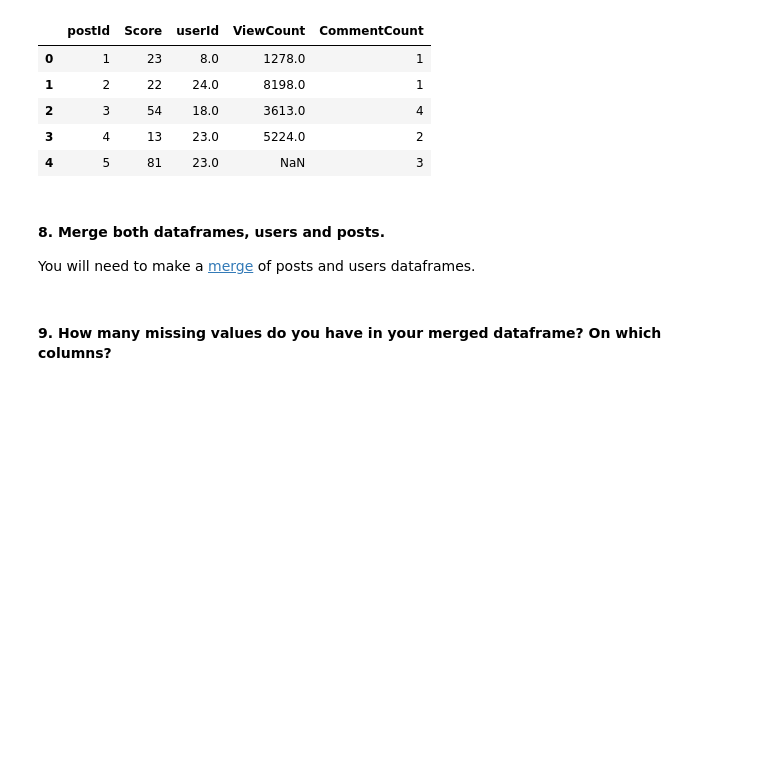
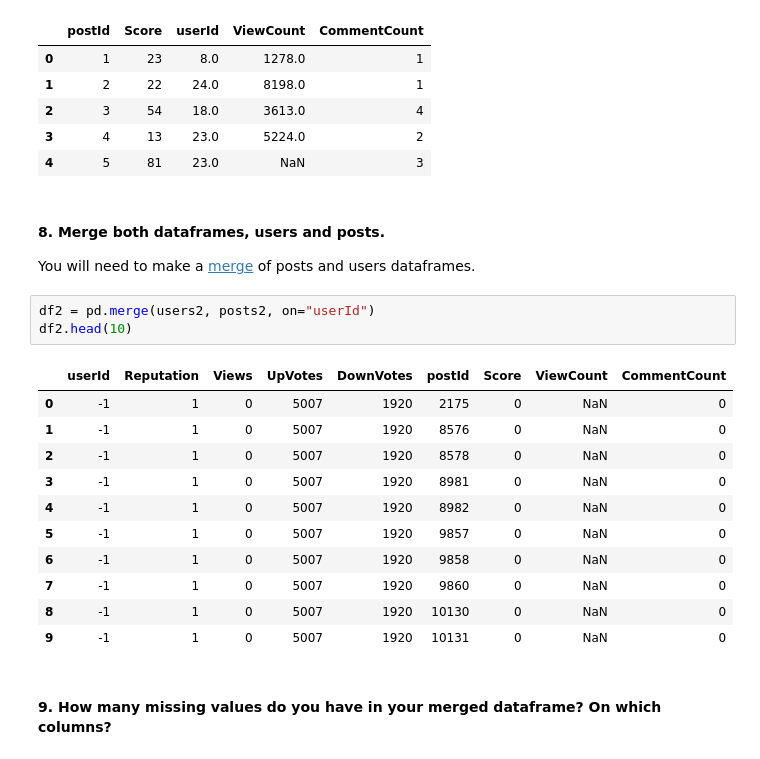
Before and after one commit to nicolas2192/dataptmad1019, a Jupyter notebook: module-1/lab-data_cleaning/your-code/main.ipynb, the cells around one changed output. Drawn from its saved outputs; the diff is of its cells as text; blank space fills up the shorter version.

```diff
--- a/module-1/lab-data_cleaning/your-code/main.ipynb
+++ b/module-1/lab-data_cleaning/your-code/main.ipynb
@@ -84,5 +84,20 @@ posts2.head()
 # %% [markdown]
 #### 8. Merge both dataframes, users and posts.
 You will need to make a [merge](https://pandas.pydata.org/pandas-docs/stable/generated/pandas.DataFrame.merge.html) of posts and users dataframes.
+# %%
+df2 = pd.merge(users2, posts2, on="userId")
+df2.head(10)
+# %% [output]
+|  | userId | Reputation | Views | UpVotes | DownVotes | postId | Score | ViewCount | CommentCount |
+| 0 | -1 | 1 | 0 | 5007 | 1920 | 2175 | 0 | NaN | 0 |
+| 1 | -1 | 1 | 0 | 5007 | 1920 | 8576 | 0 | NaN | 0 |
+| 2 | -1 | 1 | 0 | 5007 | 1920 | 8578 | 0 | NaN | 0 |
+| 3 | -1 | 1 | 0 | 5007 | 1920 | 8981 | 0 | NaN | 0 |
+| 4 | -1 | 1 | 0 | 5007 | 1920 | 8982 | 0 | NaN | 0 |
+| 5 | -1 | 1 | 0 | 5007 | 1920 | 9857 | 0 | NaN | 0 |
+| 6 | -1 | 1 | 0 | 5007 | 1920 | 9858 | 0 | NaN | 0 |
+| 7 | -1 | 1 | 0 | 5007 | 1920 | 9860 | 0 | NaN | 0 |
+| 8 | -1 | 1 | 0 | 5007 | 1920 | 10130 | 0 | NaN | 0 |
+| 9 | -1 | 1 | 0 | 5007 | 1920 | 10131 | 0 | NaN | 0 |
 # %% [markdown]
 #### 9. How many missing values do you have in your merged dataframe? On which columns?
```
Also changed, not shown: parts of 2 cells of this notebook.
